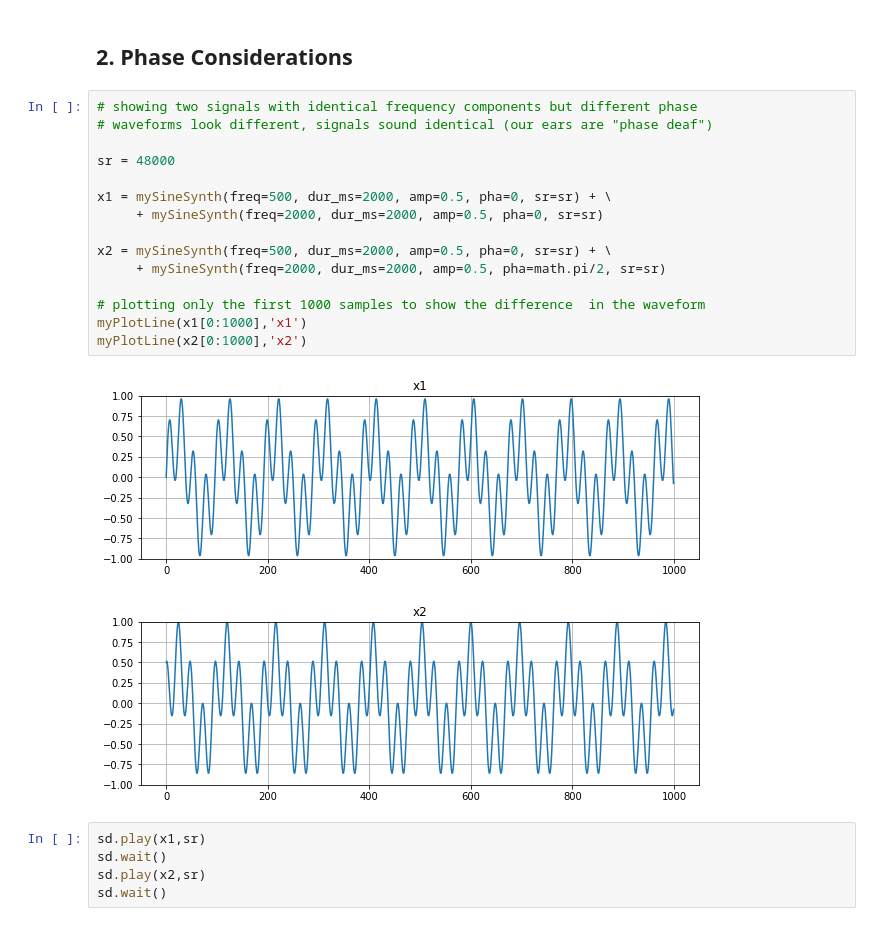
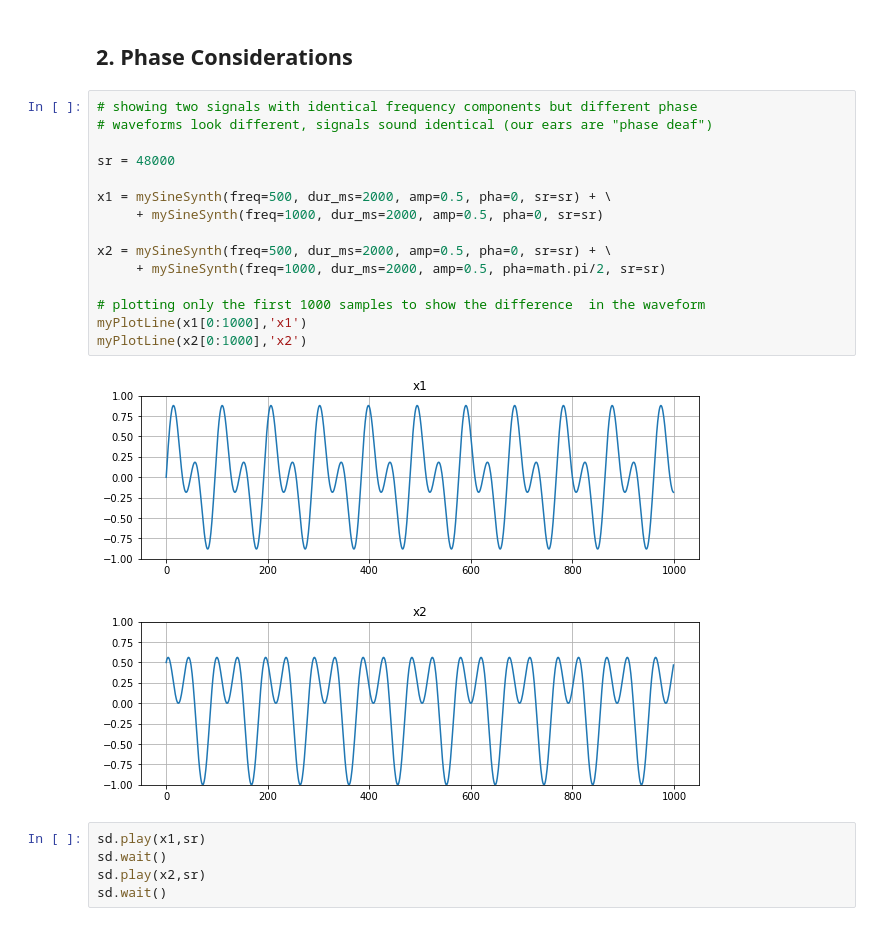
Before and after one commit to MCT-master/MCT4001, a Jupyter notebook: python/notebooks/PythonSession8.ipynb, the cells around one changed output. Saved outputs shown, nothing was run; the diff lists cells and outputs as text.

```diff
--- a/python/notebooks/PythonSession8.ipynb
+++ b/python/notebooks/PythonSession8.ipynb
@@ -217,21 +217,21 @@ sd.wait()
 # %%
 # showing two signals with identical frequency components but different phase
 # waveforms look different, signals sound identical (our ears are "phase deaf")
 
 sr = 48000
 
 x1 = mySineSynth(freq=500, dur_ms=2000, amp=0.5, pha=0, sr=sr) + \
-     + mySineSynth(freq=2000, dur_ms=2000, amp=0.5, pha=0, sr=sr)
+     + mySineSynth(freq=1000, dur_ms=2000, amp=0.5, pha=0, sr=sr)
 
 x2 = mySineSynth(freq=500, dur_ms=2000, amp=0.5, pha=0, sr=sr) + \
-     + mySineSynth(freq=2000, dur_ms=2000, amp=0.5, pha=math.pi/2, sr=sr)
+     + mySineSynth(freq=1000, dur_ms=2000, amp=0.5, pha=math.pi/2, sr=sr)
 
 # plotting only the first 1000 samples to show the difference  in the waveform
 myPlotLine(x1[0:1000],'x1')
 myPlotLine(x2[0:1000],'x2')
 # %% [output]
-[figure, old version]
+[figure, new version]
-[figure, old version]
+[figure, new version]
 # %%
 sd.play(x1,sr)
 sd.wait()
```
Also changed, not shown: parts of 2 cells of this notebook.
